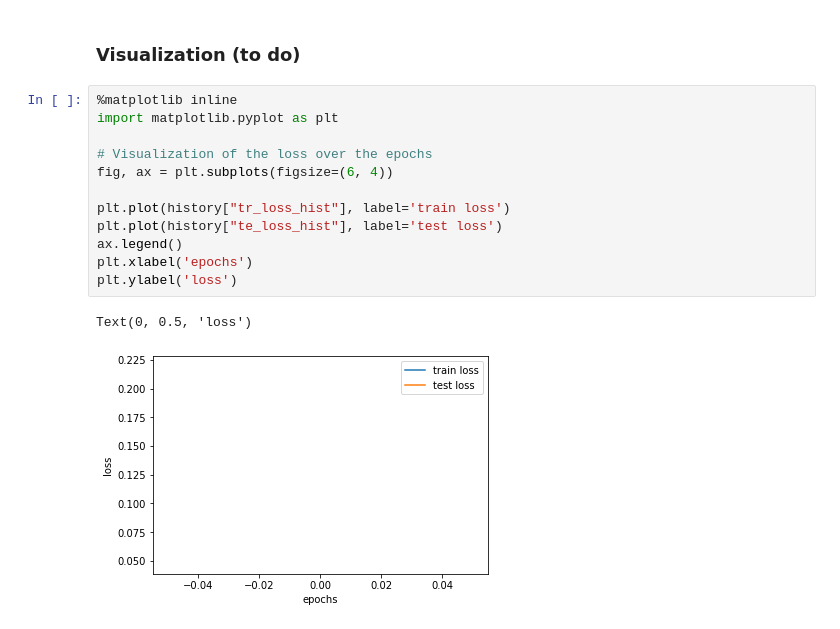
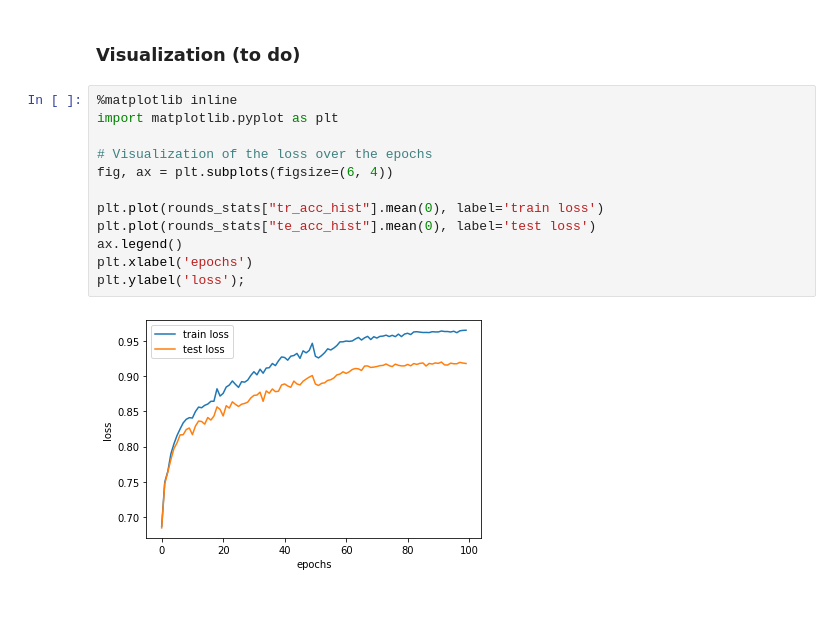
Before and after one commit to sylvainlugeon/deep-learning-projects, a Jupyter notebook: DL_MP1_fred.ipynb, the cells around one changed output. Saved outputs shown, nothing was run; the diff lists cells and outputs as text.

Commit message:
Visualisation of the round validation

```diff
--- a/DL_MP1_fred.ipynb
+++ b/DL_MP1_fred.ipynb
@@ -553,15 +553,14 @@ Average auxiliary performance (and standard deviation):
 # %%
 %matplotlib inline
 import matplotlib.pyplot as plt
 
 # Visualization of the loss over the epochs
 fig, ax = plt.subplots(figsize=(6, 4))
 
-plt.plot(history["tr_loss_hist"], label='train loss')
-plt.plot(history["te_loss_hist"], label='test loss')
+plt.plot(rounds_stats["tr_acc_hist"].mean(0), label='train loss')
+plt.plot(rounds_stats["te_acc_hist"].mean(0), label='test loss')
 ax.legend()
 plt.xlabel('epochs')
-plt.ylabel('loss')
+plt.ylabel('loss');
 # %% [output]
-Text(0, 0.5, 'loss')
-[figure, old version]
+[figure, new version]
```
